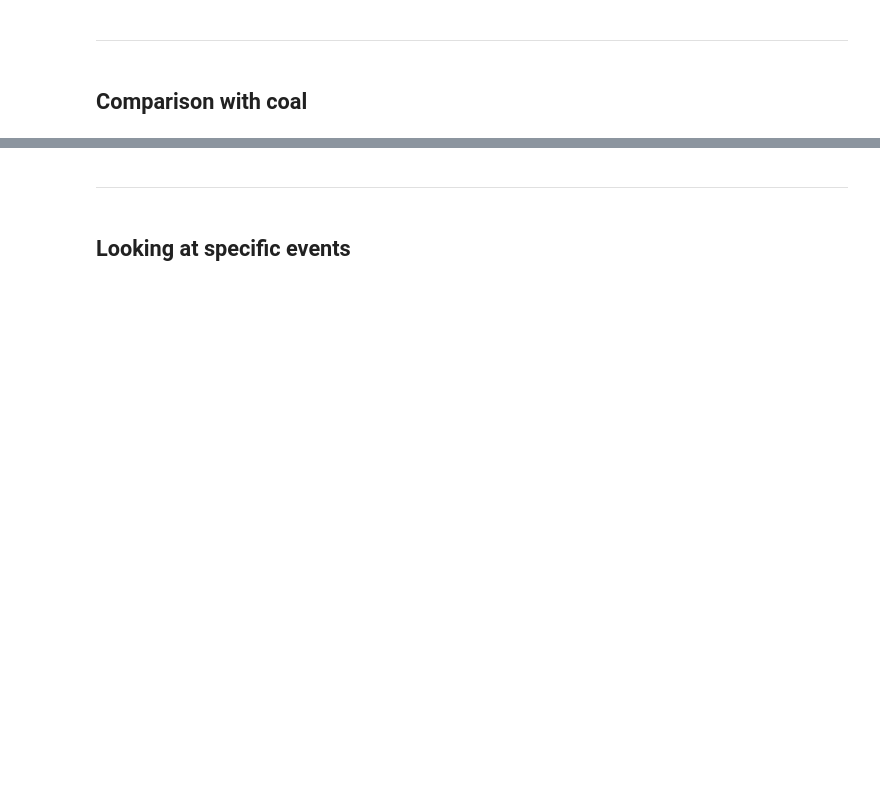
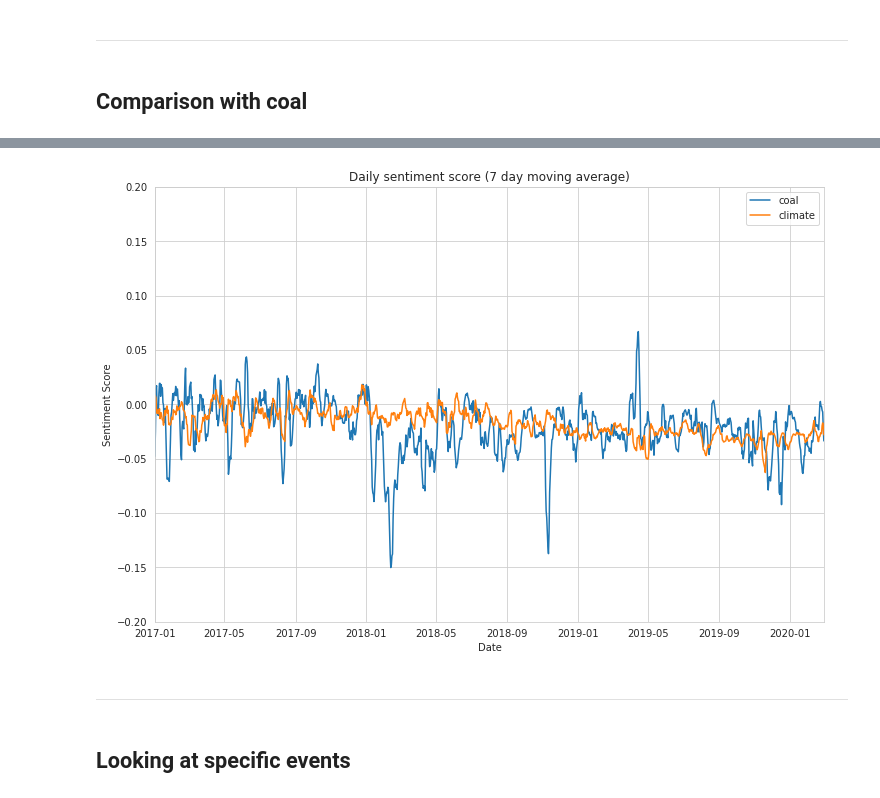
Before and after one commit to yuantinglee/twitter-discourse, a Jupyter notebook: analysis/sentiment_analysis_climate.ipynb, the cells around one changed output, grey strips where cells are left out. Saved outputs shown, nothing was run; the diff lists cells and outputs as text; code cells hidden in the pictures; blank space fills up the shorter version.

```diff
--- a/analysis/sentiment_analysis_climate.ipynb
+++ b/analysis/sentiment_analysis_climate.ipynb
@@ -532,3 +534,22 @@ plt.show()
+# %%
+# what about moving averages?
+texts_de_daily_sma = texts_de_daily.rolling(7, min_periods=1).mean()
+texts_de_daily_coal_sma = texts_de_daily_coal.rolling(7, min_periods=1).mean()
+# %%
+fig, ax = plt.subplots(figsize=(12,8))
+sns.lineplot(texts_de_daily_coal_sma.index, texts_de_daily_coal_sma, ax = ax, label='coal')
+sns.lineplot(texts_de_daily_sma.index, texts_de_daily_sma, ax = ax, label='climate')
+ax.set(xlim=(datetime.datetime.strptime('2017-01-01', '%Y-%m-%d'),
+             datetime.datetime.strptime('2020-03-01', '%Y-%m-%d')),
+       ylim=(-0.2,0.2),
+       xlabel="Date",
+       ylabel="Sentiment Score",
+       title="Daily sentiment score (7 day moving average)")
+plt.legend()
+plt.show()
+fig.savefig('plots/dailyavgsenti_7dma_baseline.png', dpi=300)
+# %% [output]
+[figure, added]
 # %% [markdown]
 ---
 # %% [markdown]
```
Also changed, not shown: parts of 3 cells of this notebook, 6 other files.
